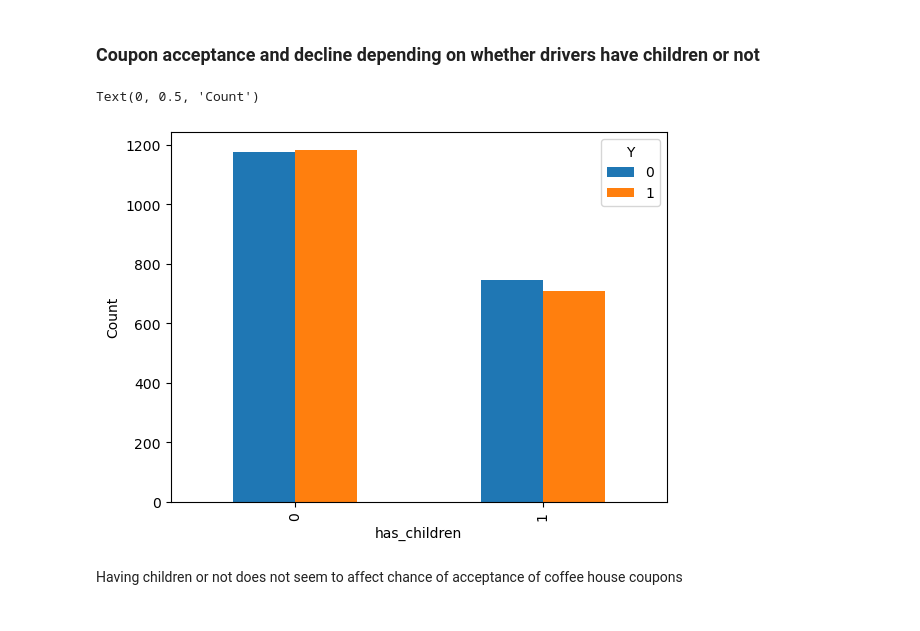
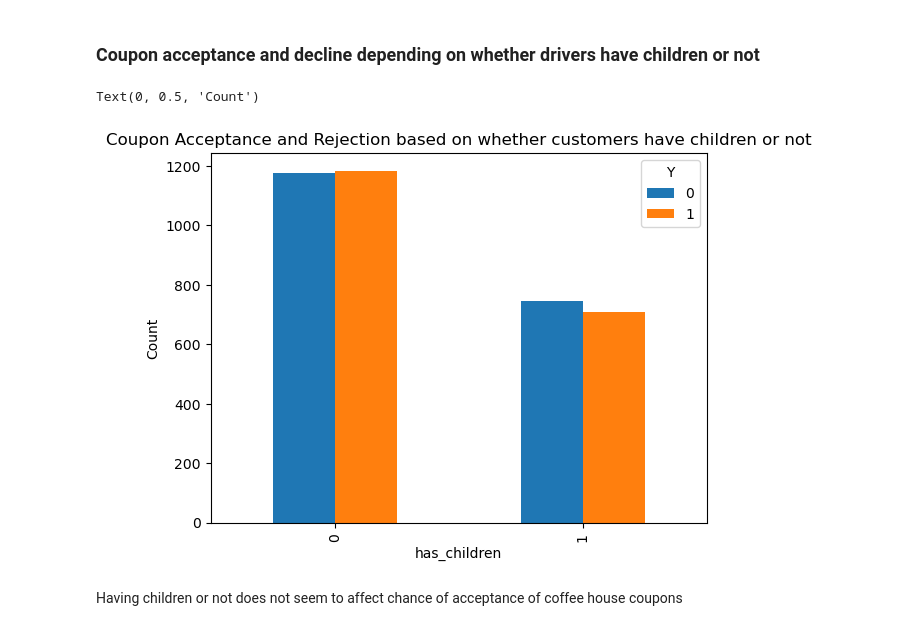
Before and after one commit to SubhamGhosh12/UC_Berkeley_AI_ML, a Jupyter notebook: prompt1.ipynb, the cells around one changed output. Saved outputs shown, nothing was run; the diff lists cells and outputs as text; code cells hidden in the pictures.

```diff
--- a/prompt1.ipynb
+++ b/prompt1.ipynb
@@ -438,11 +443,11 @@ coupons and singles are slightly more likely to accept
 # %% [markdown]
 ### Coupon acceptance and decline depending on whether drivers have children or not
 # %%
-ax=pd.crosstab(df_coffee.has_children, df_coffee.Y).plot(kind='bar')
+ax=pd.crosstab(df_coffee.has_children, df_coffee.Y).plot(kind='bar', title = 'Coupon Acceptance and Rejection based on whether customers have children or not')
 ax.set_ylabel("Count")
 # %% [output]
 Text(0, 0.5, 'Count')
-[figure, old version]
+[figure, new version]
 # %% [markdown]
 Having children or not does not seem to affect chance of acceptance of coffee house coupons
 # %% [markdown]
```
Also changed, not shown: parts of 40 cells of this notebook.
